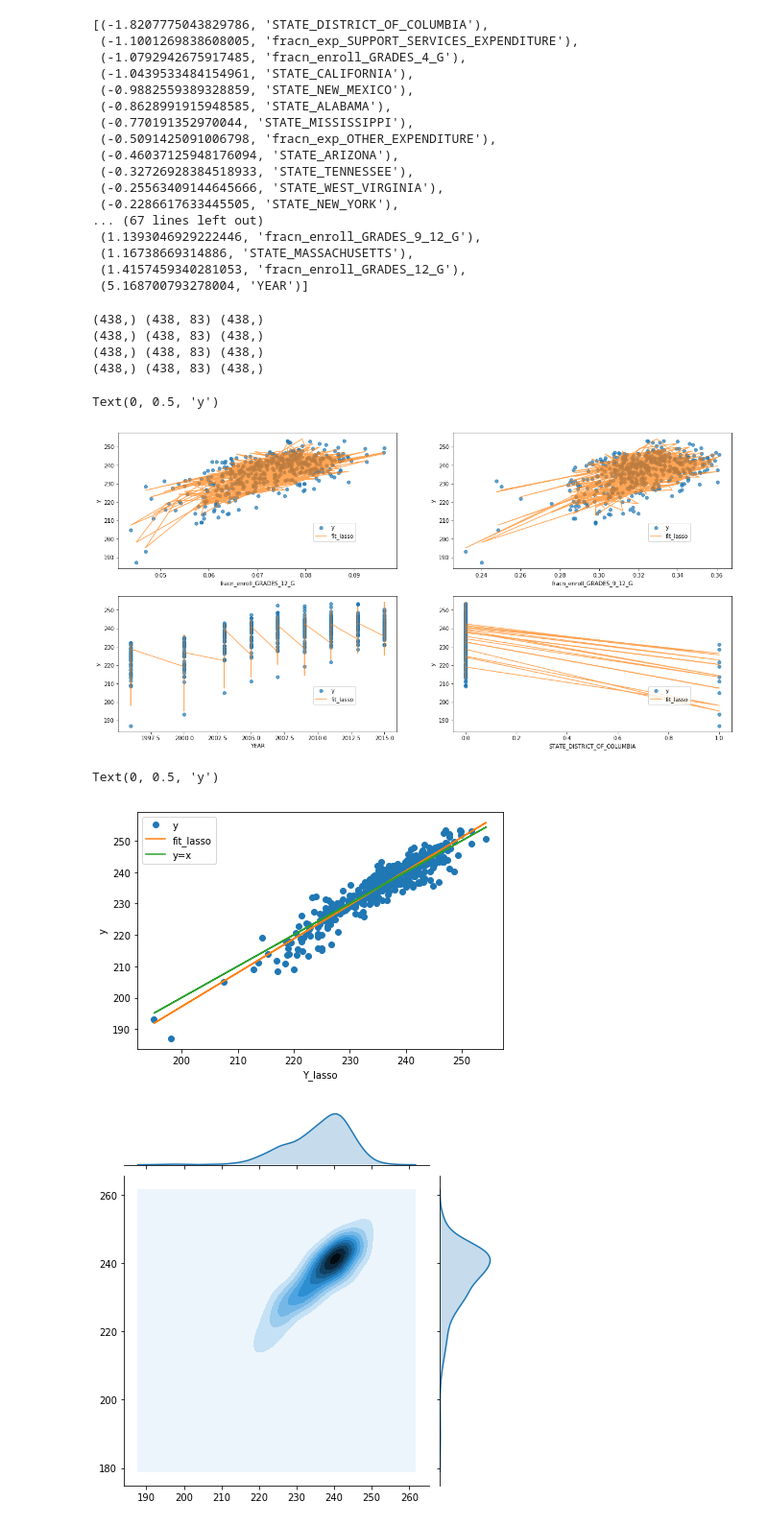
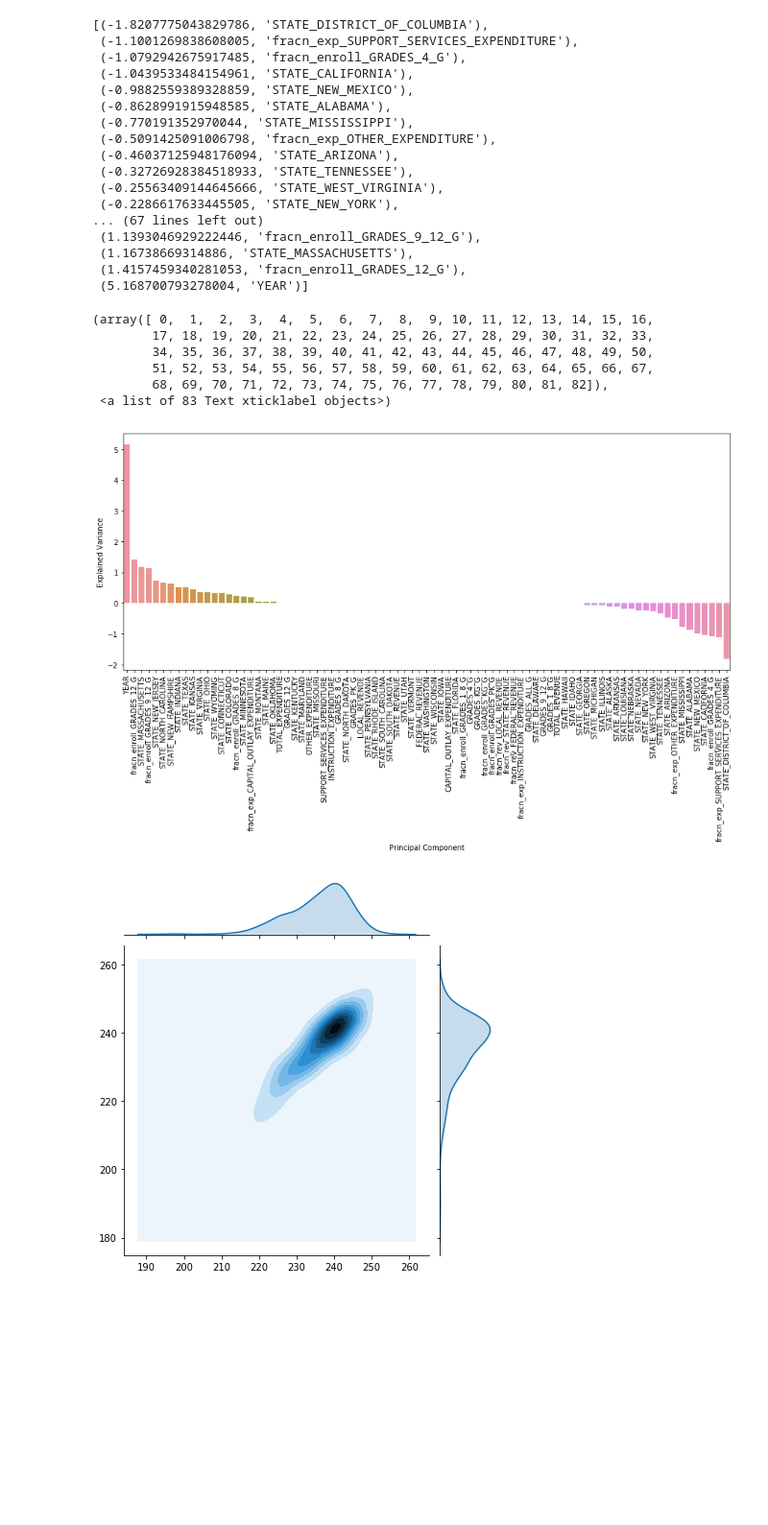
Before and after one commit to daericks/us-ed, a Jupyter notebook: notebooks/1_cross_validation_models.ipynb, the cells around one changed output. Shown: that part at 96% size. Cells and saved outputs as stored; diff of their text form; code cells hidden in the pictures; blank space fills up the shorter version.

```diff
--- a/notebooks/1_cross_validation_models.ipynb
+++ b/notebooks/1_cross_validation_models.ipynb
@@ -411,58 +411,22 @@ sorted(zip(lasso_coef_, X_cols))
  (1.16738669314886, 'STATE_MASSACHUSETTS'),
  (1.4157459340281053, 'fracn_enroll_GRADES_12_G'),
  (5.168700793278004, 'YEAR')]
-# %%
-plt.figure(figsize=[20,10])
-
-plt.subplot(2, 2, 1)
-x1=df1.loc[:,'fracn_enroll_GRADES_12_G'].values
-print(y.shape,np.shape(lasso_coef_*X),x1.shape)
-plt.plot(x1,y,'o',x1,Y_lasso, alpha=0.7)
-plt.legend(("y","fit_lasso"),loc=(0.7,0.2))
-plt.xlabel("fracn_enroll_GRADES_12_G")
-plt.ylabel("y")
-
-plt.subplot(2, 2, 2)
-x1=df1.loc[:,'fracn_enroll_GRADES_9_12_G'].values
-print(y.shape,np.shape(lasso_coef_*X),x1.shape)
-plt.plot(x1,y,'o',x1,Y_lasso, alpha=0.7)
-plt.legend(("y","fit_lasso"),loc=(0.7,0.2))
-plt.xlabel("fracn_enroll_GRADES_9_12_G")
-plt.ylabel("y")
-
-plt.subplot(2, 2, 3)
-x1=df1.loc[:,'YEAR'].values
-print(y.shape,np.shape(lasso_coef_*X),x1.shape)
-plt.plot(x1,y,'o',x1,Y_lasso, alpha=0.7)
-plt.legend(("y","fit_lasso"),loc=(0.7,0.2))
-plt.xlabel("YEAR")
-plt.ylabel("y")
-
-plt.subplot(2, 2, 4)
-x1=df1.loc[:,'STATE_DISTRICT_OF_COLUMBIA'].values
-print(y.shape,np.shape(lasso_coef_*X),x1.shape)
-plt.plot(x1,y,'o',x1,Y_lasso, alpha=0.7)
-plt.legend(("y","fit_lasso"),loc=(0.7,0.2))
-plt.xlabel("STATE_DISTRICT_OF_COLUMBIA")
-plt.ylabel("y")
-# %% [output]
-(438,) (438, 83) (438,)
-(438,) (438, 83) (438,)
-(438,) (438, 83) (438,)
-(438,) (438, 83) (438,)
-Text(0, 0.5, 'y')
-[figure, removed]
-# %%
-plt.figure(figsize=[15,10])
-
-plt.subplot(2, 2, 1)
-plt.plot(Y_lasso,y,'o',Y_lasso,line,Y_lasso,Y_lasso)
-plt.legend(("y","fit_lasso","y=x"),loc='best')
-plt.xlabel("Y_lasso")
-plt.ylabel("y")
-# %% [output]
-Text(0, 0.5, 'y')
-[figure, removed]
+# %%
+lasso_coef_df = pd.DataFrame(lasso_coef_, index = df1.drop(['AVG_MATH_4_SCORE'],axis=1).columns, columns=['lasso_coefs']).sort_values('lasso_coefs',ascending=False)
+
+plt.figure(figsize=(15,6))
+ax = sns.barplot(x=lasso_coef_df.index, y=lasso_coef_df['lasso_coefs'])
+ax.set_xlabel('Principal Component')
+ax.set_ylabel('Explained Variance')
+plt.xticks(rotation=90)
+# %% [output]
+(array([ 0,  1,  2,  3,  4,  5,  6,  7,  8,  9, 10, 11, 12, 13, 14, 15, 16,
+        17, 18, 19, 20, 21, 22, 23, 24, 25, 26, 27, 28, 29, 30, 31, 32, 33,
+        34, 35, 36, 37, 38, 39, 40, 41, 42, 43, 44, 45, 46, 47, 48, 49, 50,
+        51, 52, 53, 54, 55, 56, 57, 58, 59, 60, 61, 62, 63, 64, 65, 66, 67,
+        68, 69, 70, 71, 72, 73, 74, 75, 76, 77, 78, 79, 80, 81, 82]),
+ <a list of 83 Text xticklabel objects>)
+[figure, added]
 # %%
 # Generated linear fit
 slope, intercept, r_value, p_value, std_err = stats.linregress(Y_lasso,y)
```
